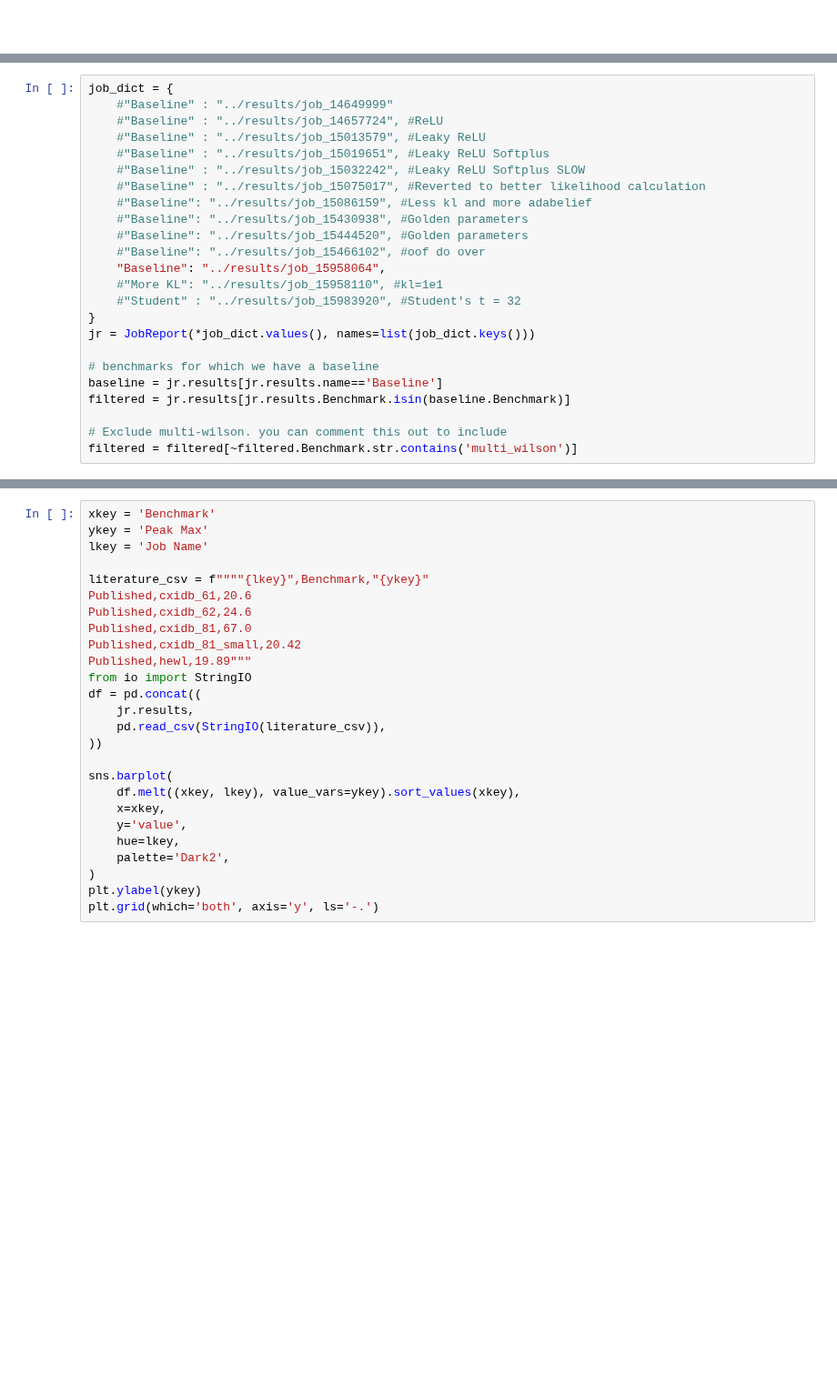
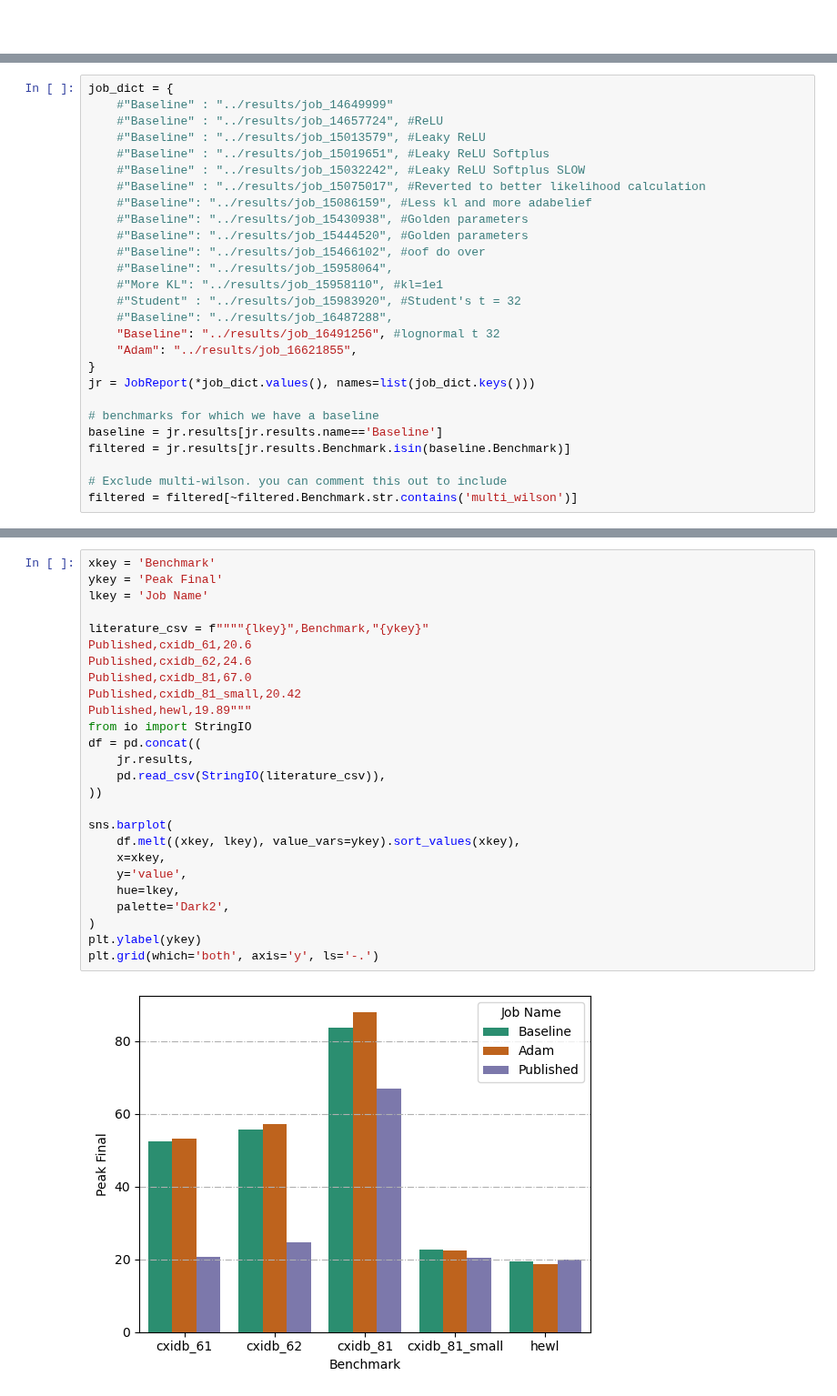
Before and after one commit to rs-station/abismal-benchmarks, a Jupyter notebook: analysis/analyze_benchmarks.ipynb, the cells around one changed output, grey strips where cells are left out. Shown at 91% size. Saved outputs shown, nothing was run; the diff lists cells and outputs as text; blank space fills up the shorter version.

Commit message:
use adam, update analysis scripts

```diff
--- a/analysis/analyze_benchmarks.ipynb
+++ b/analysis/analyze_benchmarks.ipynb
@@ -17,9 +20,12 @@ job_dict = {
     #"Baseline": "../results/job_15430938", #Golden parameters
     #"Baseline": "../results/job_15444520", #Golden parameters
     #"Baseline": "../results/job_15466102", #oof do over
-    "Baseline": "../results/job_15958064",
+    #"Baseline": "../results/job_15958064",
     #"More KL": "../results/job_15958110", #kl=1e1
     #"Student" : "../results/job_15983920", #Student's t = 32
+    #"Baseline": "../results/job_16487288",
+    "Baseline": "../results/job_16491256", #lognormal t 32
+    "Adam": "../results/job_16621855",
 }
 jr = JobReport(*job_dict.values(), names=list(job_dict.keys()))
 
@@ -94,29 +105,31 @@ sns.move_legend(plt.gca(), "upper left", bbox_to_anchor=(1, 1))
 # %%
 xkey = 'Benchmark'
-ykey = 'Peak Max'
+ykey = 'Peak Final'
 lkey = 'Job Name'
 
 literature_csv = f""""{lkey}",Benchmark,"{ykey}"
 Published,cxidb_61,20.6
 Published,cxidb_62,24.6
 Published,cxidb_81,67.0
 Published,cxidb_81_small,20.42
 Published,hewl,19.89"""
 from io import StringIO
 df = pd.concat((
     jr.results,
     pd.read_csv(StringIO(literature_csv)),
 ))
 
 sns.barplot(
     df.melt((xkey, lkey), value_vars=ykey).sort_values(xkey),
     x=xkey,
     y='value',
     hue=lkey,
     palette='Dark2',
 )
 plt.ylabel(ykey)
 plt.grid(which='both', axis='y', ls='-.')
+# %% [output]
+[figure, added]
 # %%
 for br in jr.reports:
     br._do_plots()
```
Also changed, not shown: parts of 6 cells of this notebook, 2 other files.
